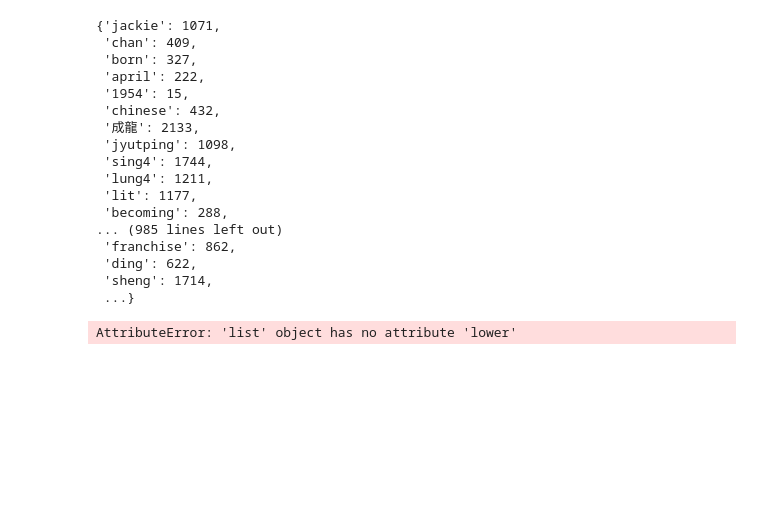
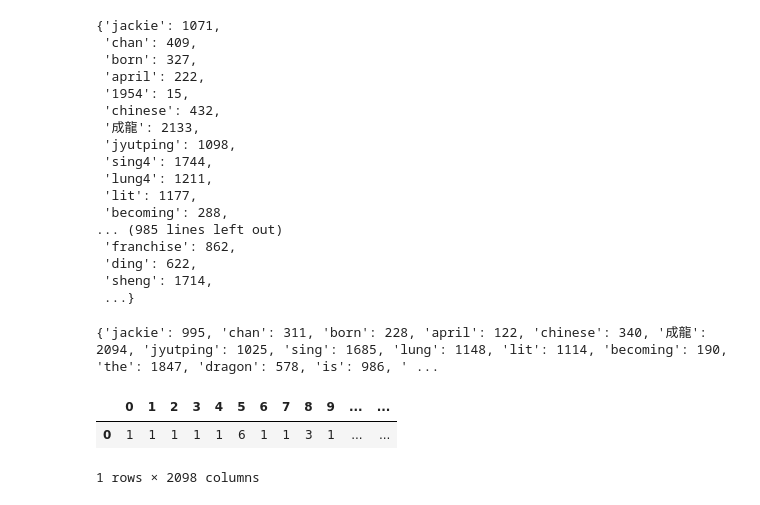
Before and after one commit to lc0312/COSC502, a Jupyter notebook: finalproject_Liu.ipynb, the cells around one changed output. Cells and saved outputs as stored; diff of their text form; code cells hidden in the pictures; blank space fills up the shorter version.

```diff
--- a/finalproject_Liu.ipynb
+++ b/finalproject_Liu.ipynb
@@ -83,13 +83,15 @@ text = lemmatizer (text)
 # %%
 # e)
 import pandas as pd
 
-jcvocabulary  = vectorizer.fit_transform([text])
-vectorizer.vocabulary_
-matrix = vectorizer.fit_transform([text])
+jcvocabulary  = vectorizer.fit_transform(text)
+print (vectorizer.vocabulary_)
+matrix = vectorizer.fit_transform(text)
 
-counts = pd.DataFrame(matrix.toarray(),
-                      columns=vectorizer.get_feature_names())
+counts = pd.DataFrame(matrix.toarray())
 counts
 # %% [output]
-AttributeError: 'list' object has no attribute 'lower'
+{'jackie': 995, 'chan': 311, 'born': 228, 'april': 122, 'chinese': 340, '成龍': 2094, 'jyutping': 1025, 'sing': 1685, 'lung': 1148, 'lit': 1114, 'becoming': 190, 'the': 1847, 'dragon': 578, 'is': 986, ' ...
+|  | 0 | 1 | 2 | 3 | 4 | 5 | 6 | 7 | 8 | 9 | ... | ... |
+| 0 | 1 | 1 | 1 | 1 | 1 | 6 | 1 | 1 | 3 | 1 | ... | ... |
+1 rows × 2098 columns
```
